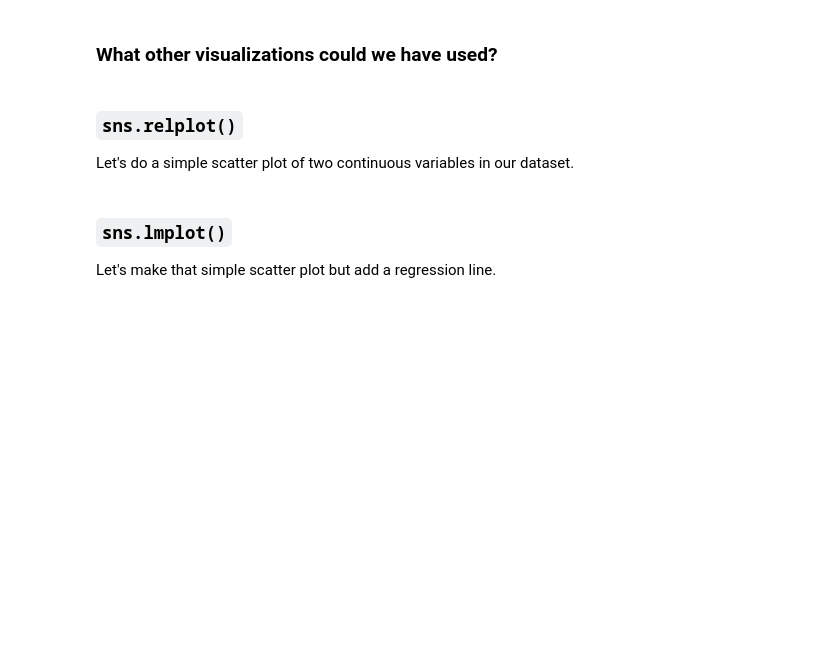
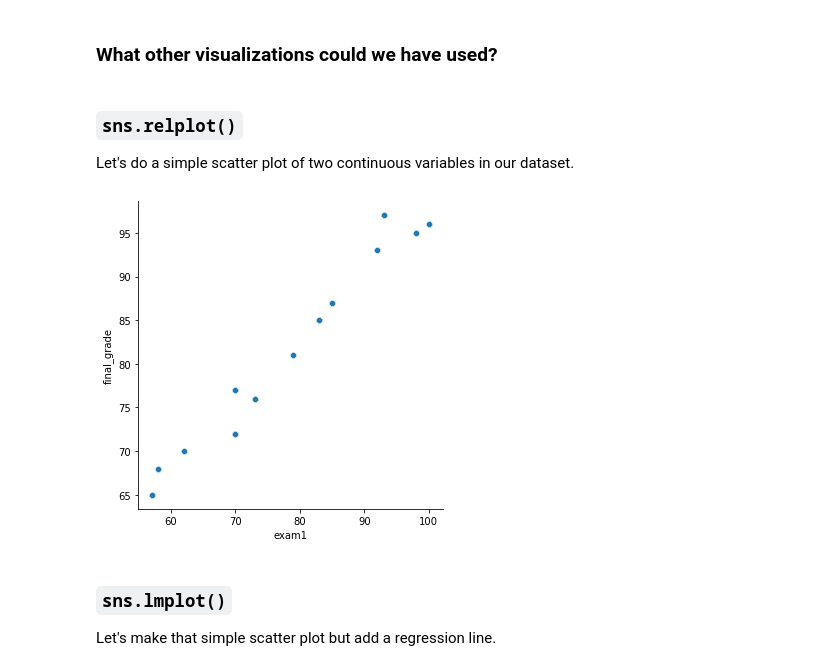
Before and after one commit to CodeupClassroom/oneil-regression, a Jupyter notebook: explore_lesson.ipynb, the cells around one changed output. Cells and saved outputs as stored; diff of their text form; code cells hidden in the pictures; blank space fills up the shorter version.

```diff
--- a/explore_lesson.ipynb
+++ b/explore_lesson.ipynb
@@ -17,0 +70,2 @@ We're going to acquire the student grade data like we saw in the prior lesson.
+# %%
+df['exam3'] = df.exam3.replace(r'^\s*$', np.nan, regex=True)
@@ -167,3 +358,10 @@ Let's do a simple scatter plot of two continuous variables in our dataset.
+# %%
+sns.relplot(data=train,
+            x='exam1',
+            y='final_grade')
+plt.show()
+# %% [output]
+[figure, added]
 # %% [markdown]
 ### `sns.lmplot()`
 
```
Also changed, not shown: parts of 66 cells of this notebook.
